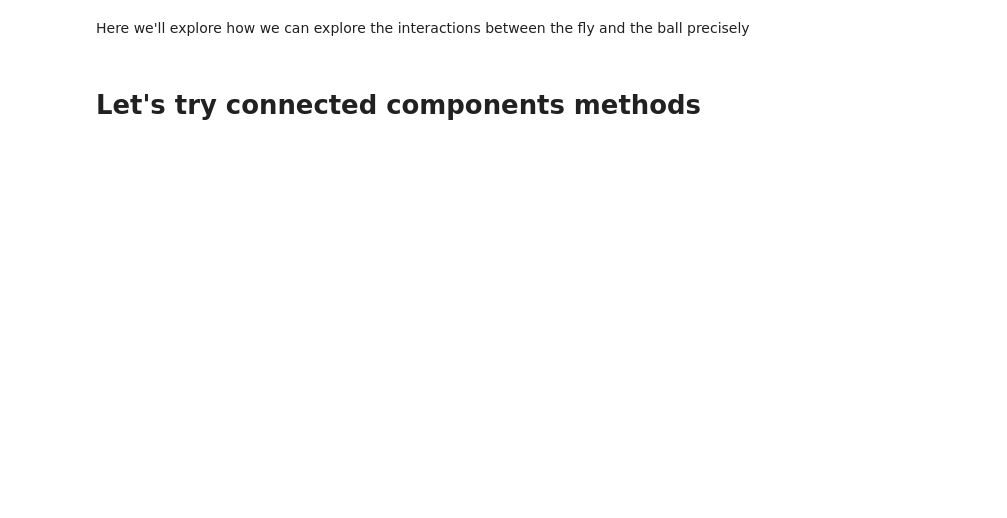
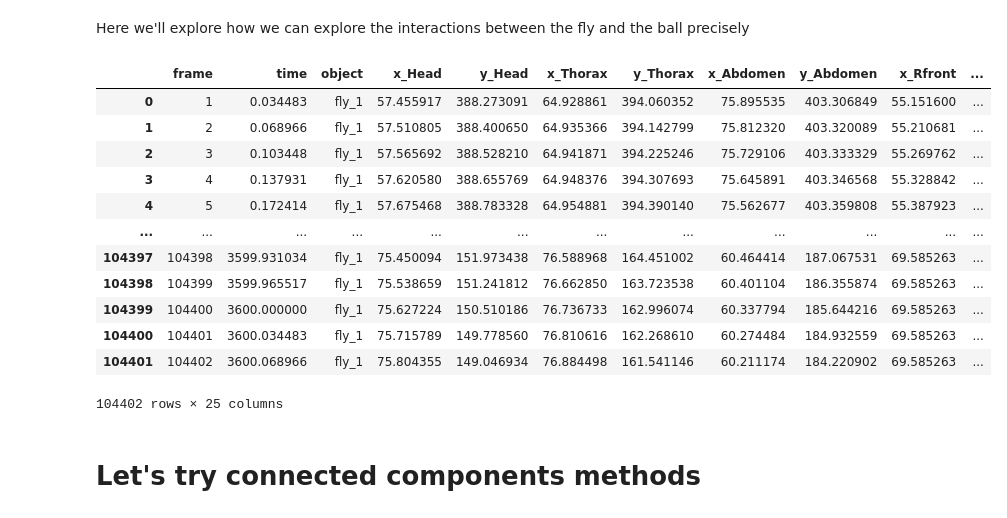
Before and after one commit to NeLy-EPFL/Tracking_Analysis, a Jupyter notebook: MazeRecorder/Analysis/Fine_Ball_Interactions.ipynb, the cells around one changed output. Drawn from its saved outputs; the diff is of its cells as text; code cells hidden in the pictures; blank space fills up the shorter version.

Commit message:
Fixed broken F1 sleap notebook

```diff
--- a/MazeRecorder/Analysis/Fine_Ball_Interactions.ipynb
+++ b/MazeRecorder/Analysis/Fine_Ball_Interactions.ipynb
@@ -11,4 +12,4 @@ importlib.reload(Sleap_utils)
 # %%
 # Get some fly
 
-Fly1 = Sleap_utils.Sleap_Tracks("/mnt/upramdya_data/MD/MultiMazeRecorder/Videos/231115_TNT_Fine_2_Videos_Tracked/arena9/corridor6/corridor6_preprocessed_full_body.h5", object_type="fly", smoothed_tracks=False)
+Fly1 = Ballpushing_utils.Fly("/mnt/upramdya_data/MD/MultiMazeRecorder/Videos/231115_TNT_Fine_2_Videos_Tracked/arena9/corridor6/", as_individual=True)
@@ -17,10 +16,24 @@ Ball1= Sleap_utils.Sleap_Tracks("/mnt/upramdya_data/MD/MultiMazeRecorder/Videos/
 # %%
 # Check the ball images
 
-some_frame= Ball1.generate_annotated_frame(2109)
+Fly1.fly_skeleton
 
 # Display the frame
-plt.imshow(some_frame)
+#plt.imshow(some_frame)
+# %% [output]
+|  | frame | time | object | x_Head | y_Head | x_Thorax | y_Thorax | x_Abdomen | y_Abdomen | x_Rfront | ... |
+| 0 | 1 | 0.034483 | fly_1 | 57.455917 | 388.273091 | 64.928861 | 394.060352 | 75.895535 | 403.306849 | 55.151600 | ... |
+| 1 | 2 | 0.068966 | fly_1 | 57.510805 | 388.400650 | 64.935366 | 394.142799 | 75.812320 | 403.320089 | 55.210681 | ... |
+| 2 | 3 | 0.103448 | fly_1 | 57.565692 | 388.528210 | 64.941871 | 394.225246 | 75.729106 | 403.333329 | 55.269762 | ... |
+| 3 | 4 | 0.137931 | fly_1 | 57.620580 | 388.655769 | 64.948376 | 394.307693 | 75.645891 | 403.346568 | 55.328842 | ... |
+| 4 | 5 | 0.172414 | fly_1 | 57.675468 | 388.783328 | 64.954881 | 394.390140 | 75.562677 | 403.359808 | 55.387923 | ... |
+| ... | ... | ... | ... | ... | ... | ... | ... | ... | ... | ... | ... |
+| 104397 | 104398 | 3599.931034 | fly_1 | 75.450094 | 151.973438 | 76.588968 | 164.451002 | 60.464414 | 187.067531 | 69.585263 | ... |
+| 104398 | 104399 | 3599.965517 | fly_1 | 75.538659 | 151.241812 | 76.662850 | 163.723538 | 60.401104 | 186.355874 | 69.585263 | ... |
+| 104399 | 104400 | 3600.000000 | fly_1 | 75.627224 | 150.510186 | 76.736733 | 162.996074 | 60.337794 | 185.644216 | 69.585263 | ... |
+| 104400 | 104401 | 3600.034483 | fly_1 | 75.715789 | 149.778560 | 76.810616 | 162.268610 | 60.274484 | 184.932559 | 69.585263 | ... |
+| 104401 | 104402 | 3600.068966 | fly_1 | 75.804355 | 149.046934 | 76.884498 | 161.541146 | 60.211174 | 184.220902 | 69.585263 | ... |
+104402 rows × 25 columns
 # %%
 Dataset = Sleap_utils.CombinedSleapTracks(video_path="/mnt/upramdya_data/MD/MultiMazeRecorder/Videos/231115_TNT_Fine_2_Videos_Tracked/arena9/corridor6/corridor6_preprocessed.mp4", sleap_tracks_list=[Fly1, Ball1])
 # %%
```
Also changed, not shown: parts of 2 cells of this notebook.
